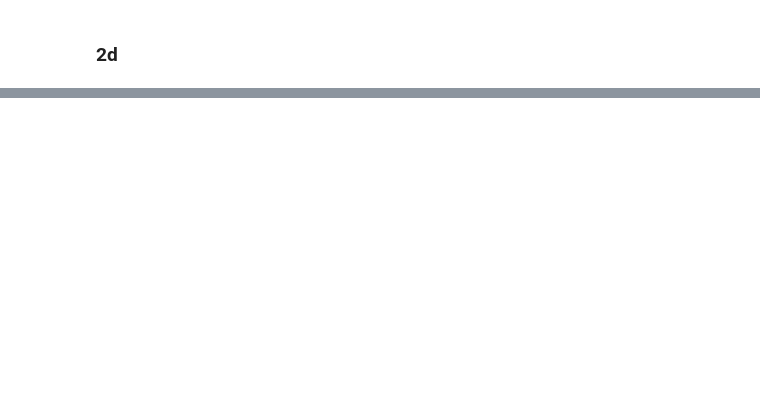
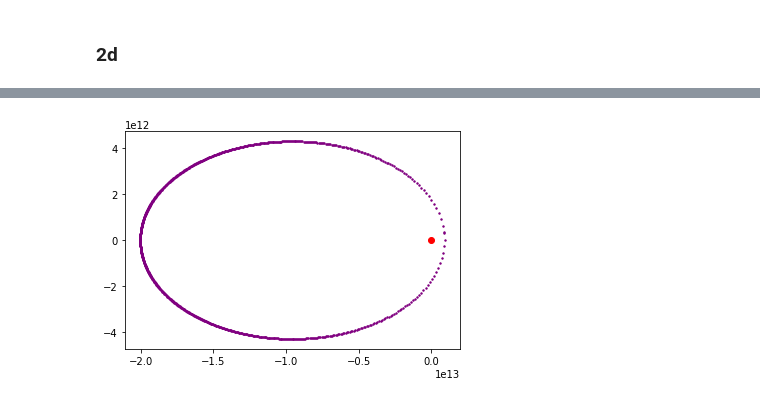
Before and after one commit to cl3425/uf-class-repo, a Jupyter notebook: exoplanets/hw1.ipynb, the cells around one changed output, grey strips where cells are left out. Cells and saved outputs as stored; diff of their text form; code cells hidden in the pictures; blank space fills up the shorter version.

```diff
--- a/exoplanets/hw1.ipynb
+++ b/exoplanets/hw1.ipynb
@@ -58,0 +74,45 @@ tf
+# %%
+# first just visualizing what my birthday planet looks like
+def calc_period(a, m_star):
+    tf = ((4*np.pi**2*a**3)/(G*(m_star)))**0.5 # take m_p as zero, since m_p << m_star
+    return tf
+
+rs = []
+thetas = []
+a = 0.7*1.496e13
+e = 363./365 # from my bday
+# old bday was so close to the end of the calendar that it needed a super low delta_t to make delta_thetas reasonable
+# but we're not asked for this in 2d, so gonna return to e = 363/365 for the temperature part after this
+e = 333./365
+
+specific_L = calc_specific_L(a, e, m_star) # recalculate specific L using new a and e
+theta = theta0 # initialize theta at theta0
+r0 = a*(1-e) # recalculate new initial distance
+r = r0 # and initialize r
+tf = calc_period(a, m_star) # recalculate tf
+times = np.linspace(t0, tf, 1000)
+delta_t = times[1]-times[0]
+
+#fig = plt.figure()
+#ax = fig.add_subplot(111,aspect='equal') # force 1 to 1 aspect ratio to confirm that it's a circle
+for times_elt in times:
+    rs.append(r)
+    thetas.append(theta)
+    delta_theta = update_theta(specific_L, r, delta_t)
+    theta = theta + delta_theta
+    r = calc_r(a, e, theta)
+    x = r*np.cos(theta)
+    y = r*np.sin(theta)
+    #print(theta, x, y)
+    plt.scatter(x, y, color='purple', s=2)
+plt.scatter(0, 0, color='red')
+
+plt.show()
+
+#df = pd.DataFrame()
+#df['time'] = times
+#df['r'] = rs
+#df['theta'] = thetas
+#print(df.head())
+# %% [output]
+[figure, added]
```
Also changed, not shown: parts of 36 cells of this notebook.
